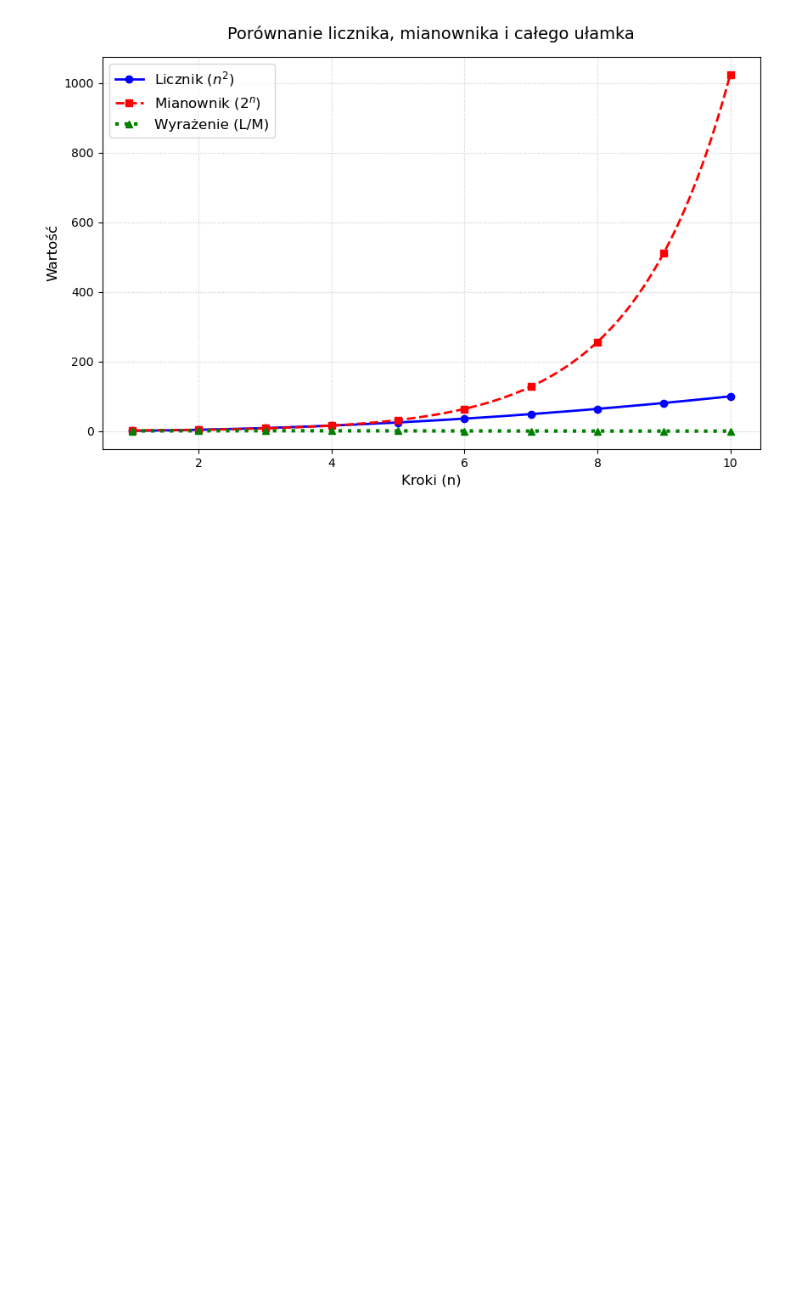
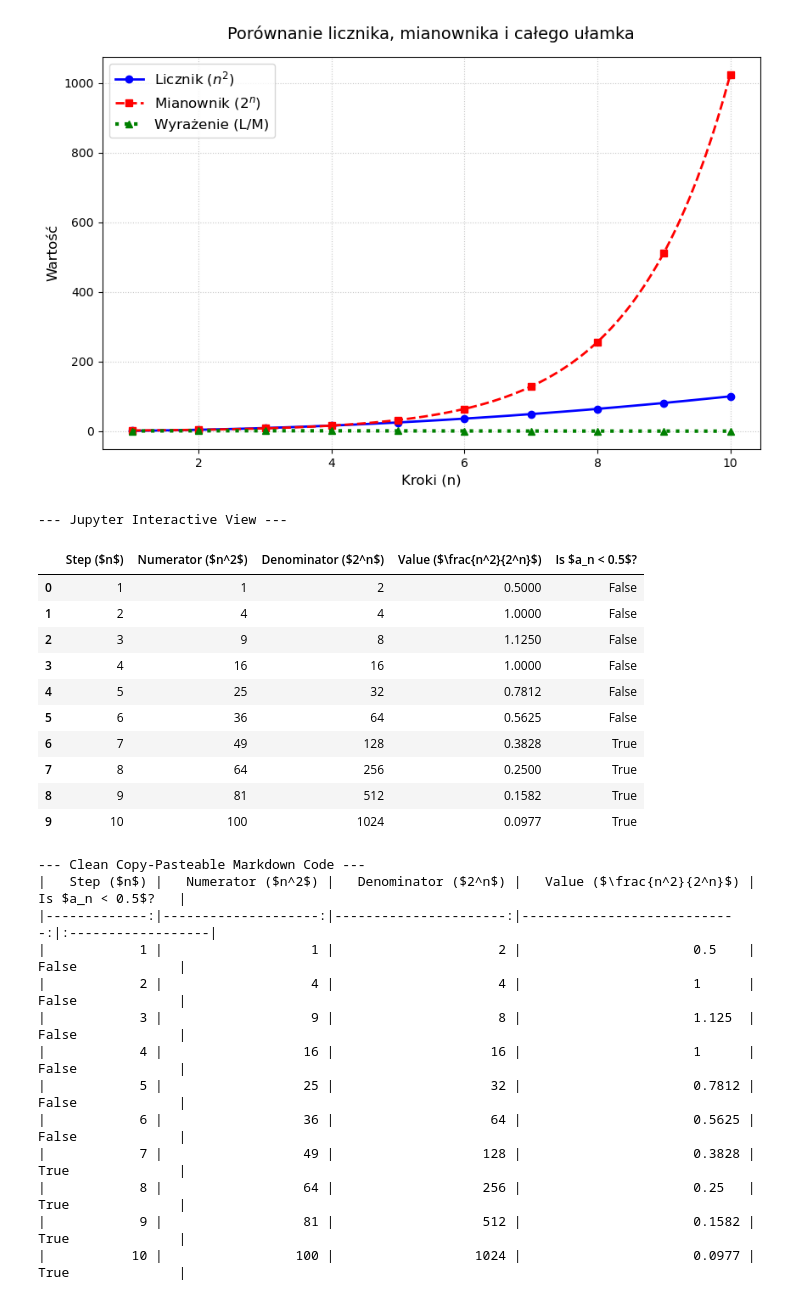
Before and after one commit to KacperCedro/study-notes, a Jupyter notebook: jupyter/graphing-examples.ipynb, the cells around one changed output. Cells and saved outputs as stored; diff of their text form; code cells hidden in the pictures; blank space fills up the shorter version.

```diff
--- a/jupyter/graphing-examples.ipynb
+++ b/jupyter/graphing-examples.ipynb
@@ -34,3 +34,53 @@ plt.legend(fontsize=12, loc='upper left')
 plt.show()
 # %% [output]
 [figure]
+# %%
+import numpy as np
+import pandas as pd
+from IPython.display import display
+from IPython.display import Markdown
+
+# 1. Generate numerical data
+n_values = np.arange(1, 11)
+numerators = n_values ** 2
+denominators = 2 ** n_values
+results = numerators / denominators
+
+# 2. Create Dictionary with LaTeX headers (using raw strings 'r')
+table_data = {
+    r"Step ($n$)": n_values,
+    r"Numerator ($n^2$)": numerators,
+    r"Denominator ($2^n$)": denominators,
+    r"Value ($\frac{n^2}{2^n}$)": np.round(results, 4),
+    r"Is $a_n < 0.5$?": results < 0.5
+}
+
+df = pd.DataFrame(table_data)
+
+Markdown(df.to_markdown(index=False))
+# %% [output]
+--- Jupyter Interactive View ---
+|  | Step ($n$) | Numerator ($n^2$) | Denominator ($2^n$) | Value ($\frac{n^2}{2^n}$) | Is $a_n < 0.5$? |
+| 0 | 1 | 1 | 2 | 0.5000 | False |
+| 1 | 2 | 4 | 4 | 1.0000 | False |
+| 2 | 3 | 9 | 8 | 1.1250 | False |
+| 3 | 4 | 16 | 16 | 1.0000 | False |
+| 4 | 5 | 25 | 32 | 0.7812 | False |
+| 5 | 6 | 36 | 64 | 0.5625 | False |
+| 6 | 7 | 49 | 128 | 0.3828 | True |
+| 7 | 8 | 64 | 256 | 0.2500 | True |
+| 8 | 9 | 81 | 512 | 0.1582 | True |
+| 9 | 10 | 100 | 1024 | 0.0977 | True |
+--- Clean Copy-Pasteable Markdown Code ---
+|   Step ($n$) |   Numerator ($n^2$) |   Denominator ($2^n$) |   Value ($\frac{n^2}{2^n}$) | Is $a_n < 0.5$?   |
+|-------------:|--------------------:|----------------------:|----------------------------:|:------------------|
+|            1 |                   1 |                     2 |                      0.5    | False             |
+|            2 |                   4 |                     4 |                      1      | False             |
+|            3 |                   9 |                     8 |                      1.125  | False             |
+|            4 |                  16 |                    16 |                      1      | False             |
+|            5 |                  25 |                    32 |                      0.7812 | False             |
+|            6 |                  36 |                    64 |                      0.5625 | False             |
+|            7 |                  49 |                   128 |                      0.3828 | True              |
+|            8 |                  64 |                   256 |                      0.25   | True              |
+|            9 |                  81 |                   512 |                      0.1582 | True              |
+|           10 |                 100 |                  1024 |                      0.0977 | True              |
```
Also changed, not shown: 8 other files.
